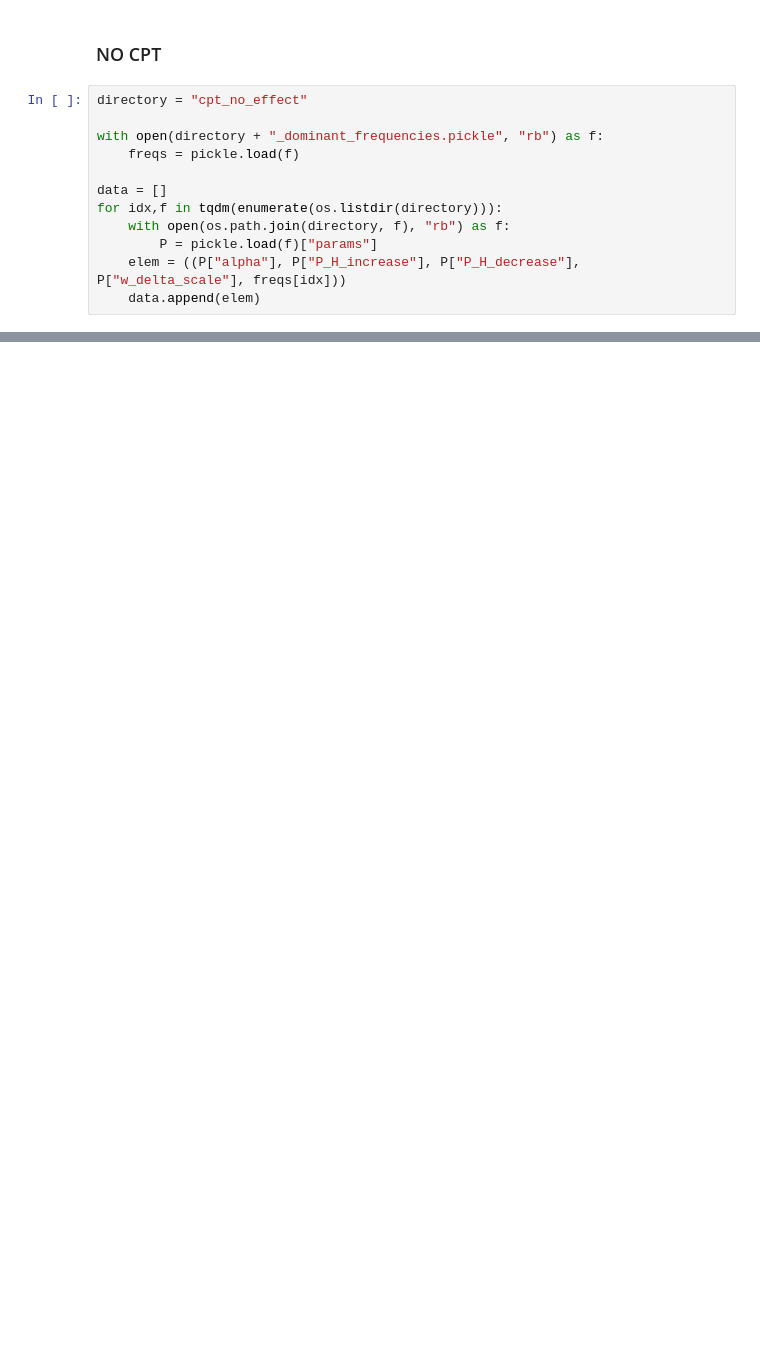
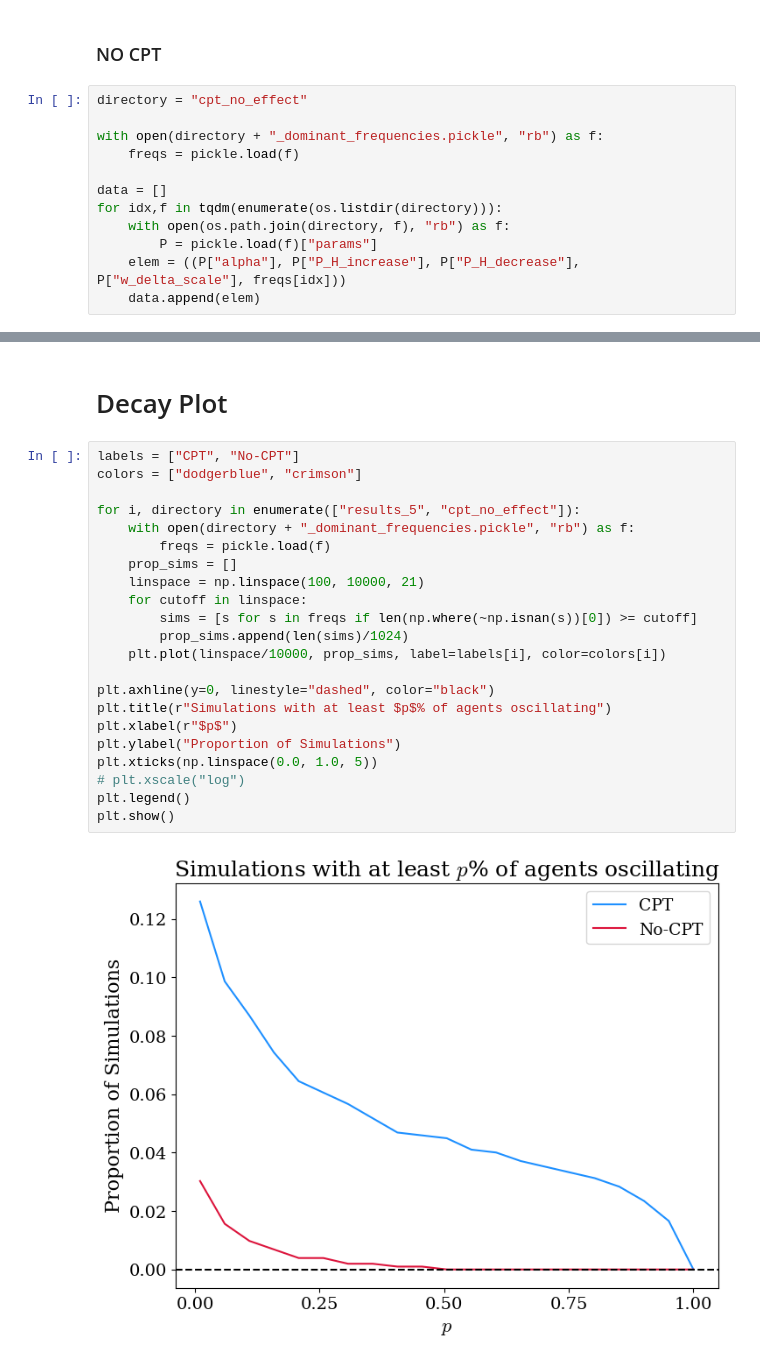
Before and after one commit to charlesaugdupont/cognitive-biases-endogenous-volatility, a Jupyter notebook: DominantFrequency.ipynb, the cells around one changed output, grey strips where cells are left out. Cells and saved outputs as stored; diff of their text form; blank space fills up the shorter version.

```diff
--- a/DominantFrequency.ipynb
+++ b/DominantFrequency.ipynb
@@ -282,0 +283,26 @@ plt.show()
+# %% [markdown]
+# Decay Plot
+# %%
+labels = ["CPT", "No-CPT"]
+colors = ["dodgerblue", "crimson"]
+
+for i, directory in enumerate(["results_5", "cpt_no_effect"]):
+    with open(directory + "_dominant_frequencies.pickle", "rb") as f:
+        freqs = pickle.load(f)
+    prop_sims = []
+    linspace = np.linspace(100, 10000, 21)
+    for cutoff in linspace:
+        sims = [s for s in freqs if len(np.where(~np.isnan(s))[0]) >= cutoff]
+        prop_sims.append(len(sims)/1024)
+    plt.plot(linspace/10000, prop_sims, label=labels[i], color=colors[i])
+
+plt.axhline(y=0, linestyle="dashed", color="black")
+plt.title(r"Simulations with at least $p$% of agents oscillating")
+plt.xlabel(r"$p$")
+plt.ylabel("Proportion of Simulations")
+plt.xticks(np.linspace(0.0, 1.0, 5))
+# plt.xscale("log")
+plt.legend()
+plt.show()
+# %% [output]
+[figure, added]
```
Also changed, not shown: parts of 2 cells of this notebook, 1 other file.
